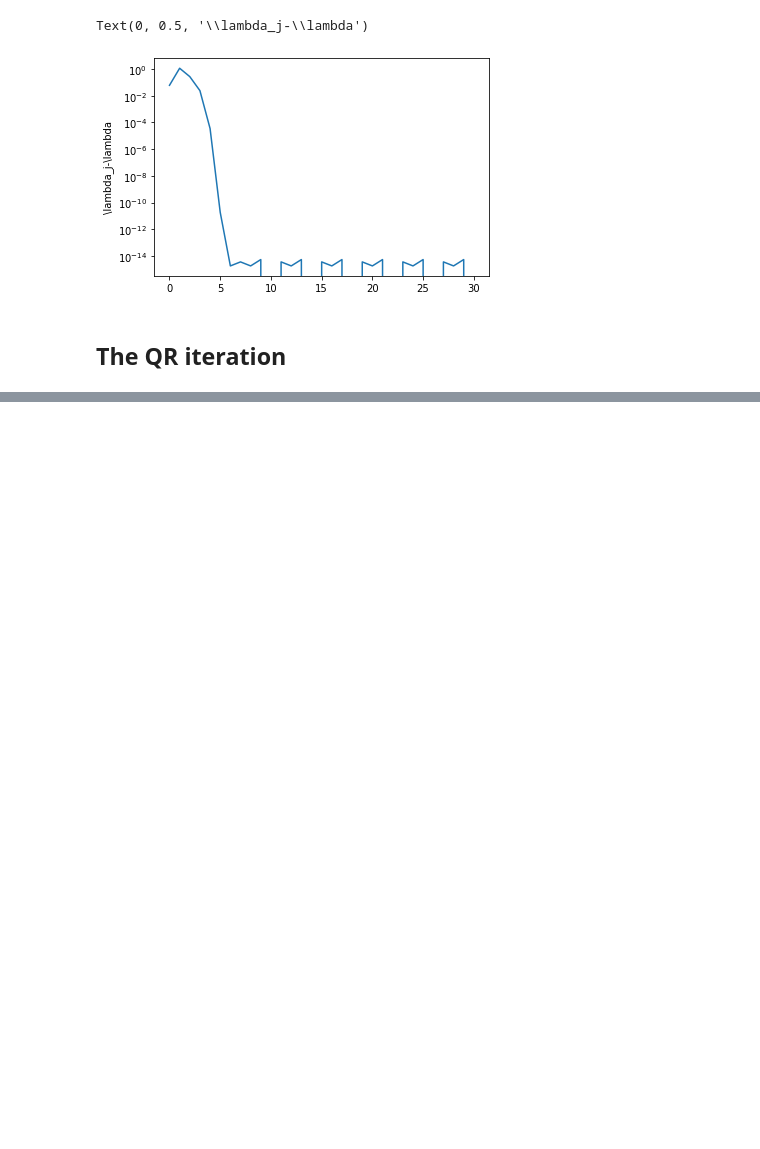
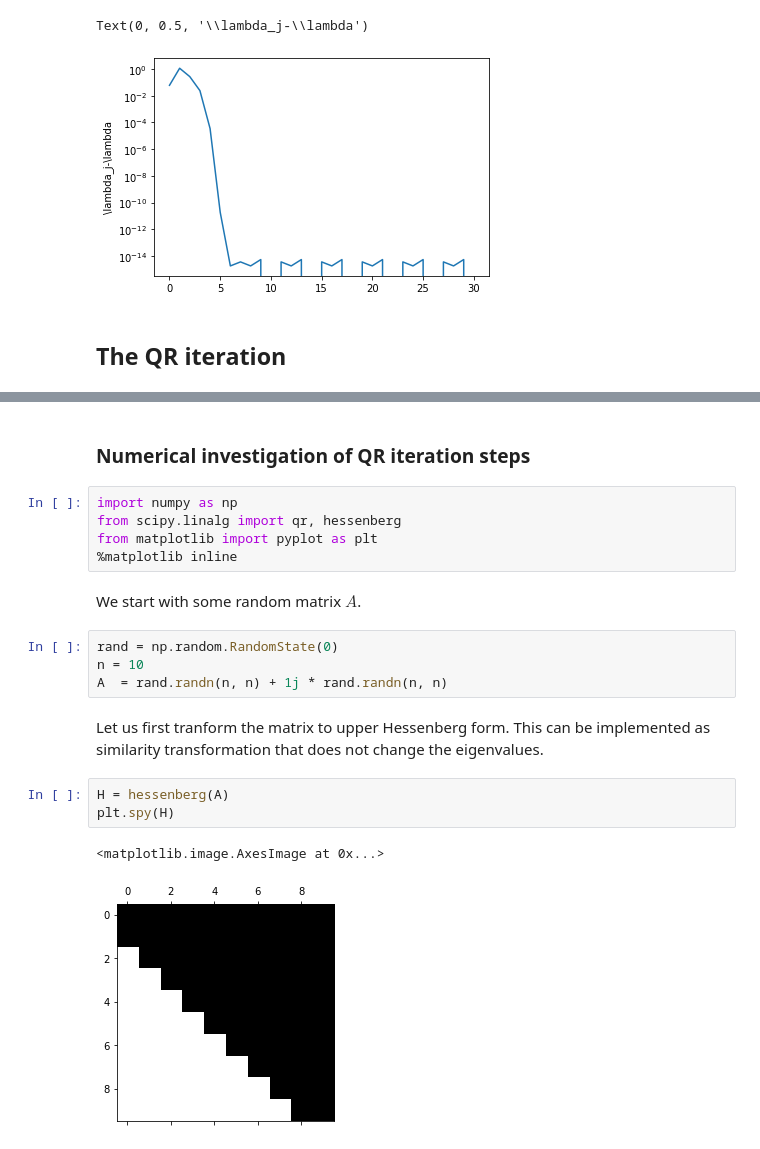
Before and after one commit to tbetcke/math0058_lecture_notes, a Jupyter notebook: _sources/computing_eigenvalues.ipynb, the cells around one changed output, grey strips where cells are left out. Cells and saved outputs as stored; diff of their text form; blank space fills up the shorter version.

```diff
--- a/_sources/computing_eigenvalues_part_1.ipynb
+++ b/_sources/computing_eigenvalues.ipynb
@@ -360,0 +368,21 @@ All three problems can be overcome.
+# %% [markdown]
+### Numerical investigation of QR iteration steps
+# %%
+import numpy as np
+from scipy.linalg import qr, hessenberg
+from matplotlib import pyplot as plt
+%matplotlib inline
+# %% [markdown]
+We start with some random matrix $A$.
+# %%
+rand = np.random.RandomState(0)
+n = 10
+A  = rand.randn(n, n) + 1j * rand.randn(n, n)
+# %% [markdown]
+Let us first tranform the matrix to upper Hessenberg form. This can be implemented as similarity transformation that does not change the eigenvalues.
+# %%
+H = hessenberg(A)
+plt.spy(H)
+# %% [output]
+<matplotlib.image.AxesImage at 0x...>
+[figure, added]
```
Also changed, not shown: parts of 13 cells of this notebook, 41 other files.
